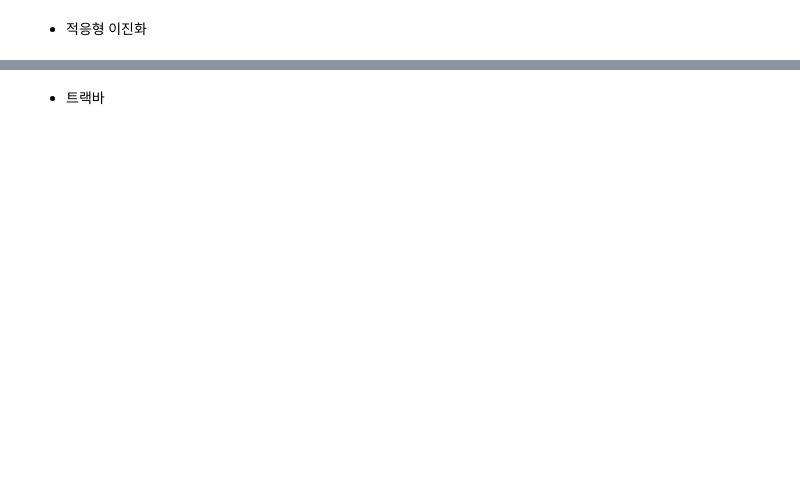
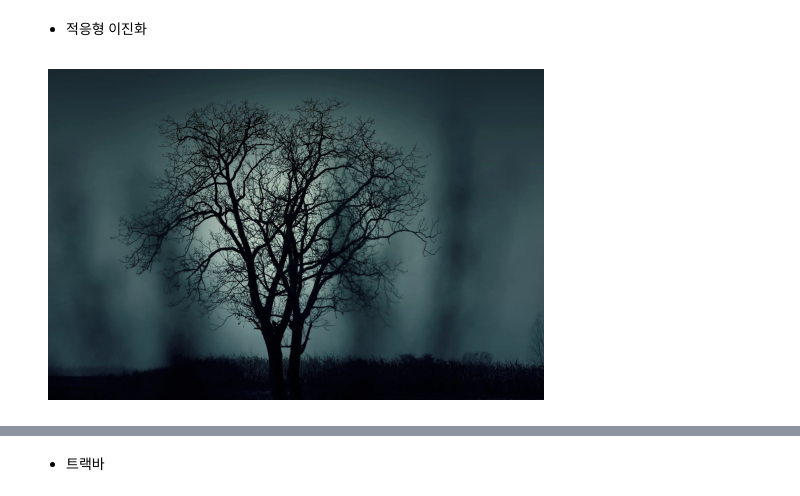
Before and after one commit to manki8908/Class_TJ_c22, a Jupyter notebook: SRC/python-OpenCV.ipynb, the cells around one changed output, grey strips where cells are left out. Drawn from its saved outputs; the diff is of its cells as text; code cells hidden in the pictures; blank space fills up the shorter version.

```diff
--- a/SRC/python-OpenCV.ipynb
+++ b/SRC/python-OpenCV.ipynb
@@ -397,18 +416,20 @@ plt.show()
 # %%
 import cv2
 
 import matplotlib.pyplot as plt
 
 #img = cv2.imread("c:/data/images/tree.jpg")
-img = cv2.imread("d:/images/plane.jpg")
+img = cv2.imread("d:/images/tree.jpg")
 
 image_rgb = cv2.cvtColor(img, cv2.COLOR_BGR2RGB)
 
 plt.imshow(image_rgb)
 
 plt.axis("off")
 
 plt.show()
+# %% [output]
+[figure, added]
 # %%
 gray = cv2.cvtColor(img, cv2.COLOR_BGR2GRAY)
 
```
Also changed, not shown: parts of 39 cells of this notebook, 12 other files.
